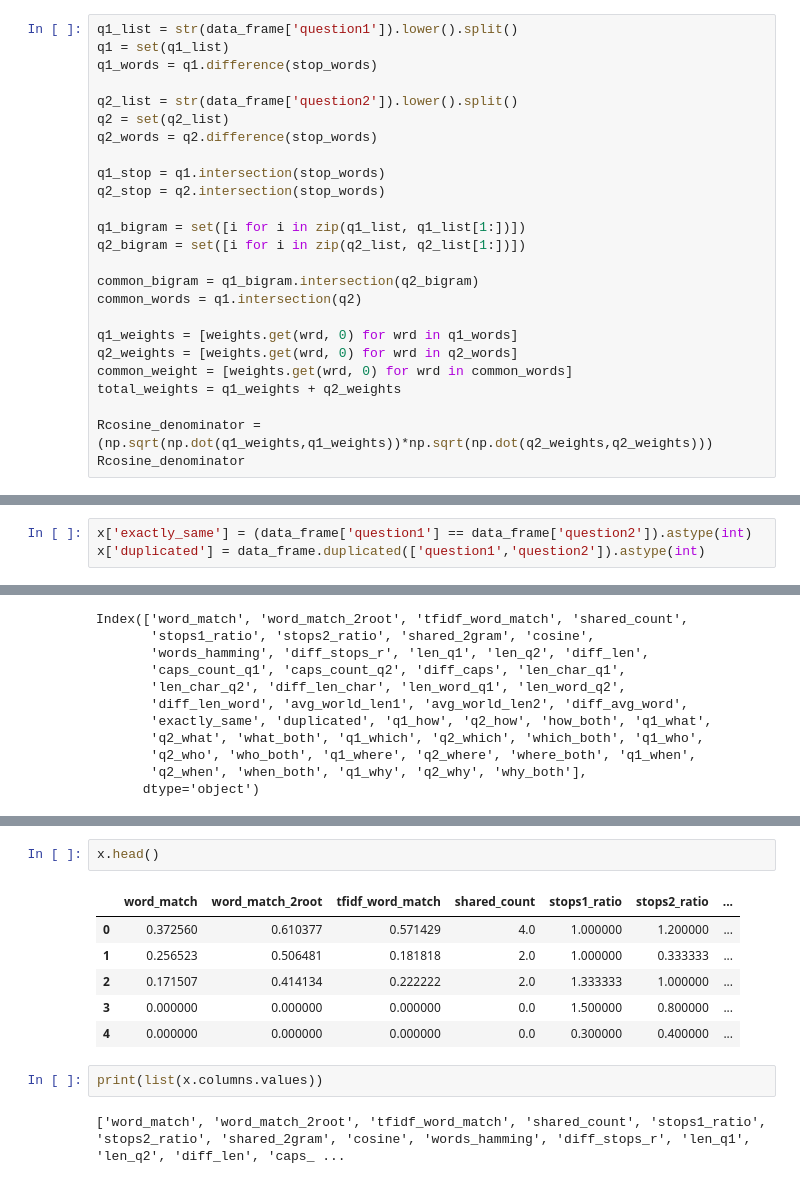
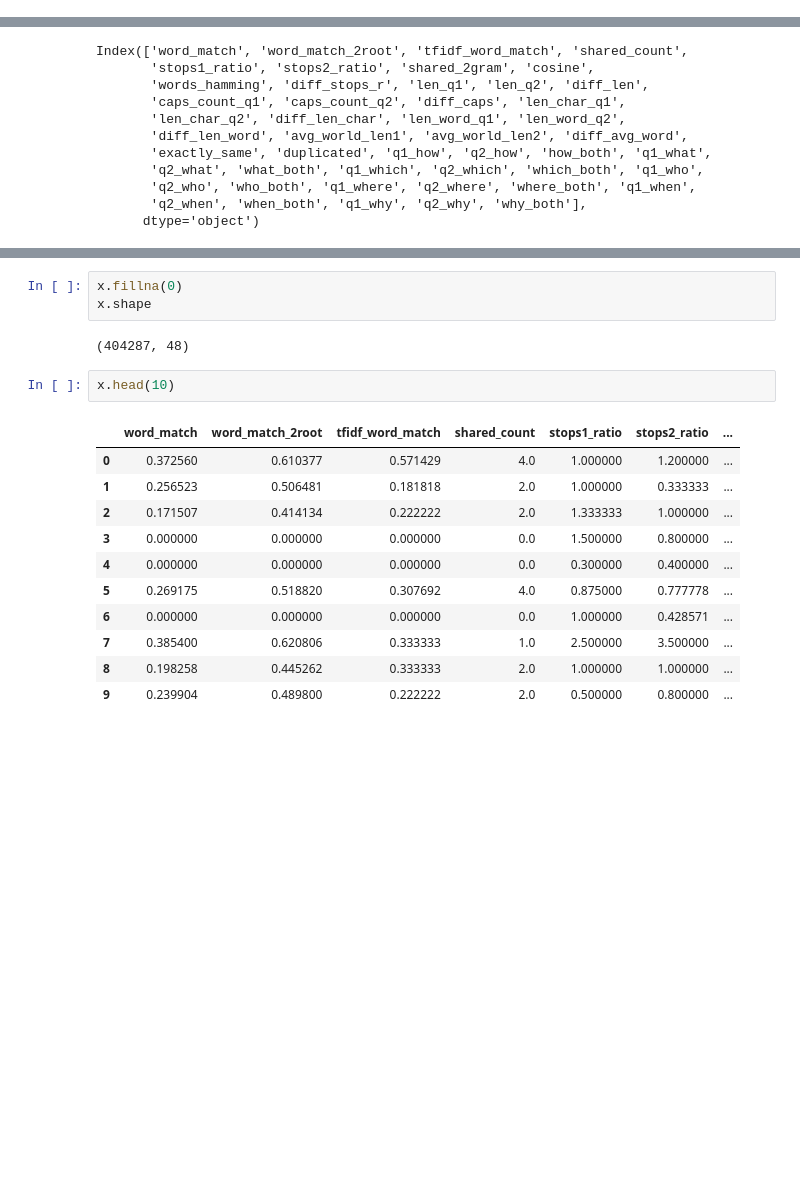
Before and after one commit to kashaudhan/Pairing_Similar_Questions, a Jupyter notebook: Quora_Question_Pairing_Project.ipynb, the cells around one changed output, grey strips where cells are left out. Drawn from its saved outputs; the diff is of its cells as text; blank space fills up the shorter version.

```diff
--- a/Quora_Question_Pairing_Project.ipynb
+++ b/Quora_Question_Pairing_Project.ipynb
@@ -115,25 +94,0 @@ x = pd.DataFrame()
-# %%
-q1_list = str(data_frame['question1']).lower().split()
-q1 = set(q1_list)
-q1_words = q1.difference(stop_words)
-
-q2_list = str(data_frame['question2']).lower().split()
-q2 = set(q2_list)
-q2_words = q2.difference(stop_words)
-
-q1_stop = q1.intersection(stop_words)
-q2_stop = q2.intersection(stop_words)
-
-q1_bigram = set([i for i in zip(q1_list, q1_list[1:])])
-q2_bigram = set([i for i in zip(q2_list, q2_list[1:])])
-
-common_bigram = q1_bigram.intersection(q2_bigram)
-common_words = q1.intersection(q2)
-
-q1_weights = [weights.get(wrd, 0) for wrd in q1_words]
-q2_weights = [weights.get(wrd, 0) for wrd in q2_words]
-common_weight = [weights.get(wrd, 0) for wrd in common_words]
-total_weights = q1_weights + q2_weights
-
-Rcosine_denominator = (np.sqrt(np.dot(q1_weights,q1_weights))*np.sqrt(np.dot(q2_weights,q2_weights)))
-Rcosine_denominator
@@ -234,3 +175,0 @@ x['duplicated'] = data_frame.duplicated(['question1','question2']).astype(int)
-# %%
-x['exactly_same'] = (data_frame['question1'] == data_frame['question2']).astype(int)
-x['duplicated'] = data_frame.duplicated(['question1','question2']).astype(int)
@@ -277,13 +190,19 @@ x.describe()
+# %%
+x.fillna(0)
+x.shape
+# %% [output]
+(404287, 48)
 # %%
-x.head()
+x.head(10)
 # %% [output]
 |  | word_match | word_match_2root | tfidf_word_match | shared_count | stops1_ratio | stops2_ratio | ... |
 | 0 | 0.372560 | 0.610377 | 0.571429 | 4.0 | 1.000000 | 1.200000 | ... |
 | 1 | 0.256523 | 0.506481 | 0.181818 | 2.0 | 1.000000 | 0.333333 | ... |
 | 2 | 0.171507 | 0.414134 | 0.222222 | 2.0 | 1.333333 | 1.000000 | ... |
 | 3 | 0.000000 | 0.000000 | 0.000000 | 0.0 | 1.500000 | 0.800000 | ... |
 | 4 | 0.000000 | 0.000000 | 0.000000 | 0.0 | 0.300000 | 0.400000 | ... |
+| 5 | 0.269175 | 0.518820 | 0.307692 | 4.0 | 0.875000 | 0.777778 | ... |
+| 6 | 0.000000 | 0.000000 | 0.000000 | 0.0 | 1.000000 | 0.428571 | ... |
+| 7 | 0.385400 | 0.620806 | 0.333333 | 1.0 | 2.500000 | 3.500000 | ... |
+| 8 | 0.198258 | 0.445262 | 0.333333 | 2.0 | 1.000000 | 1.000000 | ... |
+| 9 | 0.239904 | 0.489800 | 0.222222 | 2.0 | 0.500000 | 0.800000 | ... |
-# %%
-print(list(x.columns.values))
-# %% [output]
-['word_match', 'word_match_2root', 'tfidf_word_match', 'shared_count', 'stops1_ratio', 'stops2_ratio', 'shared_2gram', 'cosine', 'words_hamming', 'diff_stops_r', 'len_q1', 'len_q2', 'diff_len', 'caps_ ...
```
Also changed, not shown: parts of 41 cells of this notebook.
